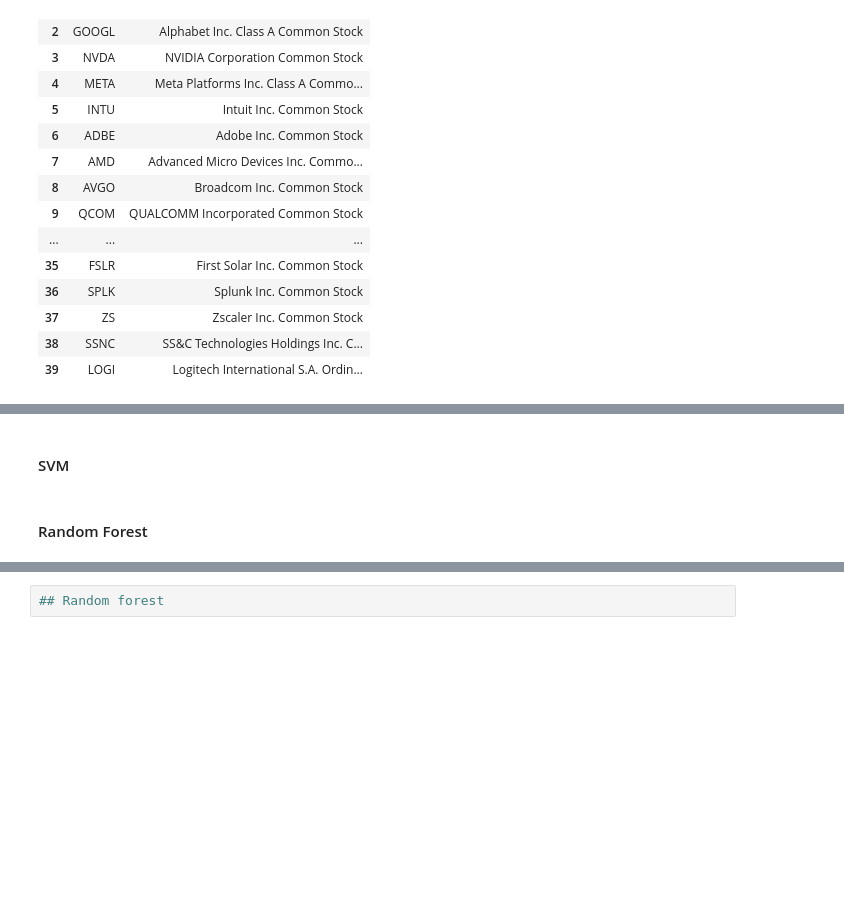
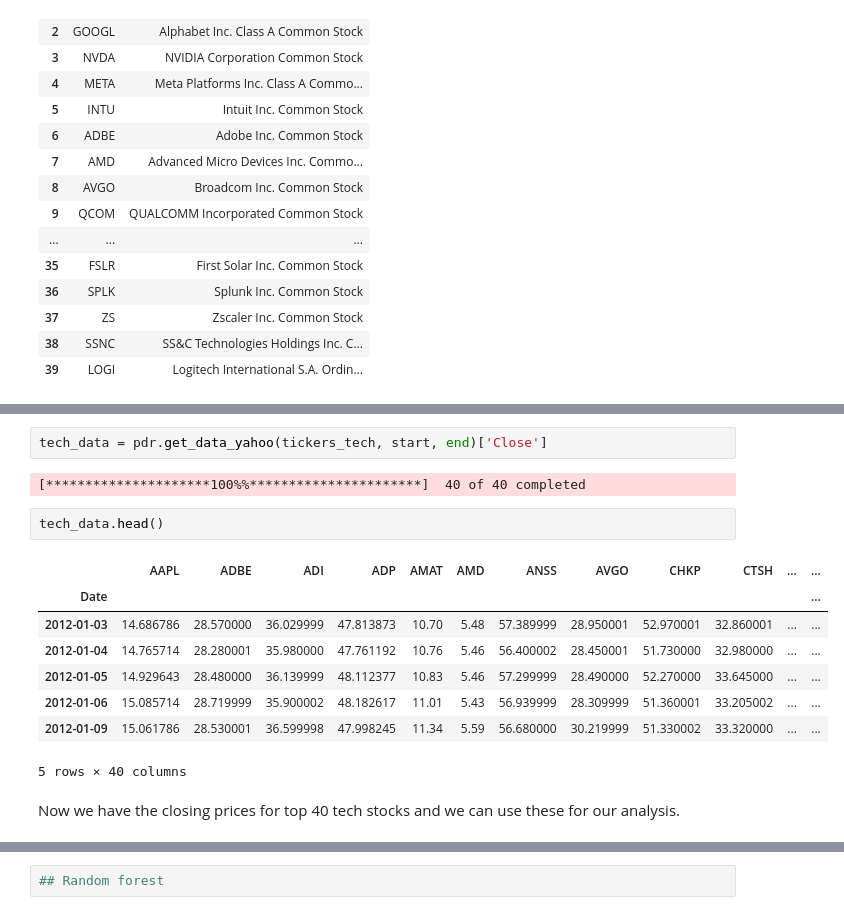
Before and after one commit to pmnerfed/capstone_option_trading, a Jupyter notebook: Review/Review.ipynb, the cells around one changed output, grey strips where cells are left out. Saved outputs shown, nothing was run; the diff lists cells and outputs as text; blank space fills up the shorter version.

```diff
--- a/Review/Review.ipynb
+++ b/Review/Review.ipynb
@@ -413,4 +354,17 @@ df
-# %% [markdown]
-#### SVM
-# %% [markdown]
-#### Random Forest
+# %%
+tech_data = pdr.get_data_yahoo(tickers_tech, start, end)['Close']
+# %% [output]
+[*********************100%%**********************]  40 of 40 completed
+# %%
+tech_data.head()
+# %% [output]
+|  | AAPL | ADBE | ADI | ADP | AMAT | AMD | ANSS | AVGO | CHKP | CTSH | ... | ... |
+| Date |  |  |  |  |  |  |  |  |  |  |  | ... |
+| 2012-01-03 | 14.686786 | 28.570000 | 36.029999 | 47.813873 | 10.70 | 5.48 | 57.389999 | 28.950001 | 52.970001 | 32.860001 | ... | ... |
+| 2012-01-04 | 14.765714 | 28.280001 | 35.980000 | 47.761192 | 10.76 | 5.46 | 56.400002 | 28.450001 | 51.730000 | 32.980000 | ... | ... |
+| 2012-01-05 | 14.929643 | 28.480000 | 36.139999 | 48.112377 | 10.83 | 5.46 | 57.299999 | 28.490000 | 52.270000 | 33.645000 | ... | ... |
+| 2012-01-06 | 15.085714 | 28.719999 | 35.900002 | 48.182617 | 11.01 | 5.43 | 56.939999 | 28.309999 | 51.360001 | 33.205002 | ... | ... |
+| 2012-01-09 | 15.061786 | 28.530001 | 36.599998 | 47.998245 | 11.34 | 5.59 | 56.680000 | 30.219999 | 51.330002 | 33.320000 | ... | ... |
+5 rows × 40 columns
+# %% [markdown]
+Now we have the closing prices for top 40 tech stocks and we can use these for our analysis.
```
Also changed, not shown: parts of 13 cells of this notebook.
